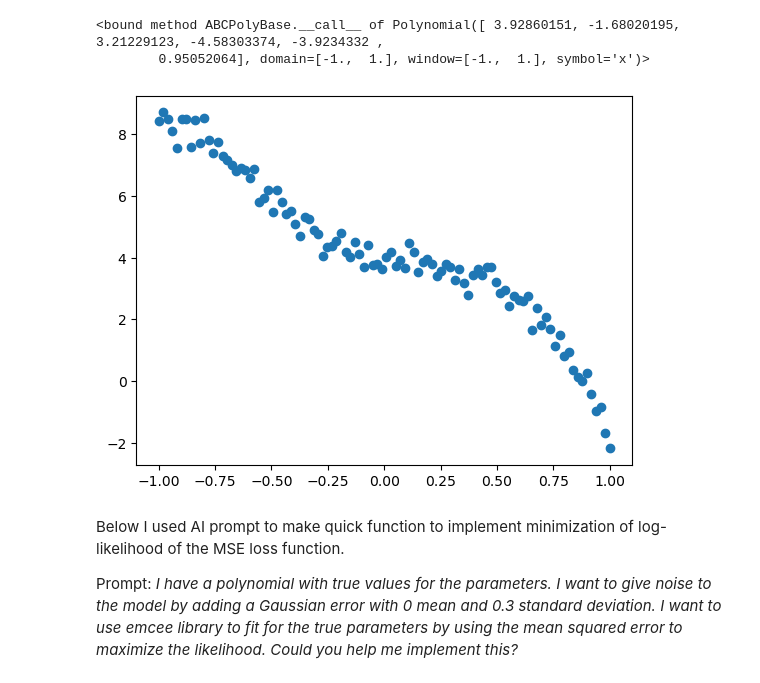
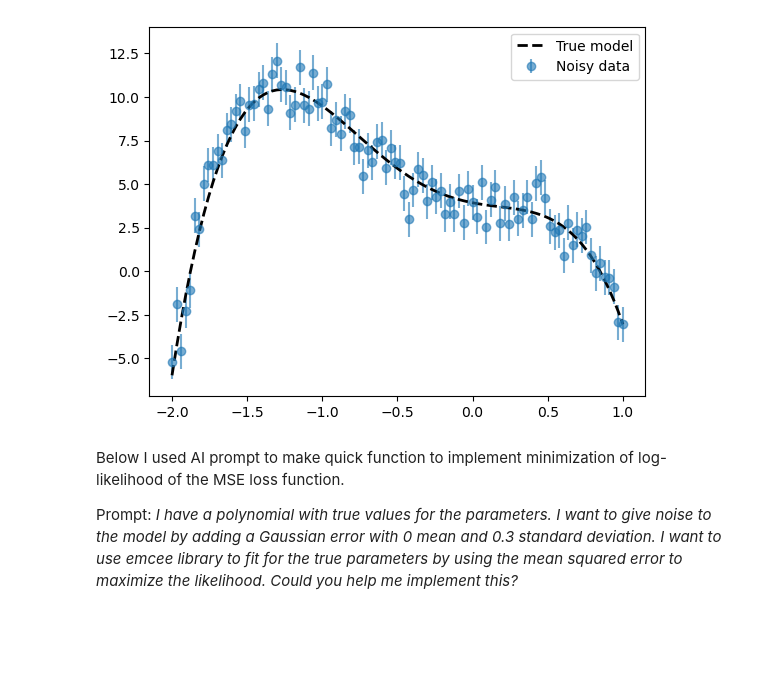
Before and after one commit to shubhamDgr/Simulation-based-inference-on-gravitational-wave-data, a Jupyter notebook: polynomial.ipynb, the cells around one changed output. Saved outputs shown, nothing was run; the diff lists cells and outputs as text; code cells hidden in the pictures; blank space fills up the shorter version.

```diff
--- a/polynomial.ipynb
+++ b/polynomial.ipynb
@@ -6,7 +6,9 @@ import emcee
 # %%
 np.random.seed(seed=6) # DEBUG
 
-def poly_generate_parmas( N_dim, param_min=-5., param_max=5. ):
+param_max_val = 5.
+
+def poly_generate_parmas( N_dim, param_min=-param_max_val, param_max=param_max_val ):
     """
     FUNC:
     Generates paramters of a polynomial function up to N_dim power
@@ -20,25 +22,35 @@ def poly_generate_parmas( N_dim, param_min=-5., param_max=5. ):
         print('N_dim is not an integer.')
         return
 
-    params = scipy.stats.uniform.rvs(loc=param_min, scale=param_max-param_min, size=(N_dim+1))
+    params = scipy.stats.uniform.rvs(loc=param_min, scale=param_max-param_min, size=(N_dim))
 
     return params
 
-poly = np.polynomial.polynomial.Polynomial(poly_generate_parmas(5),[-1,1],[-1,1])
+def poly_model(params, x):
+    """
+    FUNC:
+    Returns y of polynomial model with given parameters
+    """
+    # polyval expects highest power first, so reverse theta
+    # If theta = [a0, a1, a2], polynomial is a0 + a1 x + a2 x^2
+    # polyval coefficients: [a2, a1, a0]
+    return np.polyval(params[::-1], x)
 # %%
-print(poly.__call__) # DEBUG (check the parameters)
+sigma = 1 # the scale of Gaussian error
+N_dim = 5
+x = np.linspace(-2,1,100)
 np.random.seed(seed=6) # DEBUG
-x,y = poly.linspace()
-y += scipy.stats.norm.rvs(0,0.3,len(x))
+true_params = poly_generate_parmas(N_dim)
+y_true = poly_model(true_params,x)
+y_obs = y_true + scipy.stats.norm.rvs(0,sigma,len(x))
-# %% [output]
-<bound method ABCPolyBase.__call__ of Polynomial([ 3.92860151, -1.68020195,  3.21229123, -4.58303374, -3.9234332 ,
-        0.95052064], domain=[-1.,  1.], window=[-1.,  1.], symbol='x')>
 # %%
 plt.figure()
-plt.scatter(x,y)
+plt.errorbar(x, y_obs, yerr=sigma, fmt="o", label="Noisy data", alpha=0.6)
+plt.plot(x,y_true,c='black',linestyle='--',label="True model",linewidth=2)
+plt.legend()
 plt.show()
 # %% [output]
-[figure, old version]
+[figure, new version]
 # %% [markdown]
 Below I used AI prompt to make quick function to implement minimization of log-likelihood of the MSE loss function.
 
```
Also changed, not shown: parts of 9 cells of this notebook.
